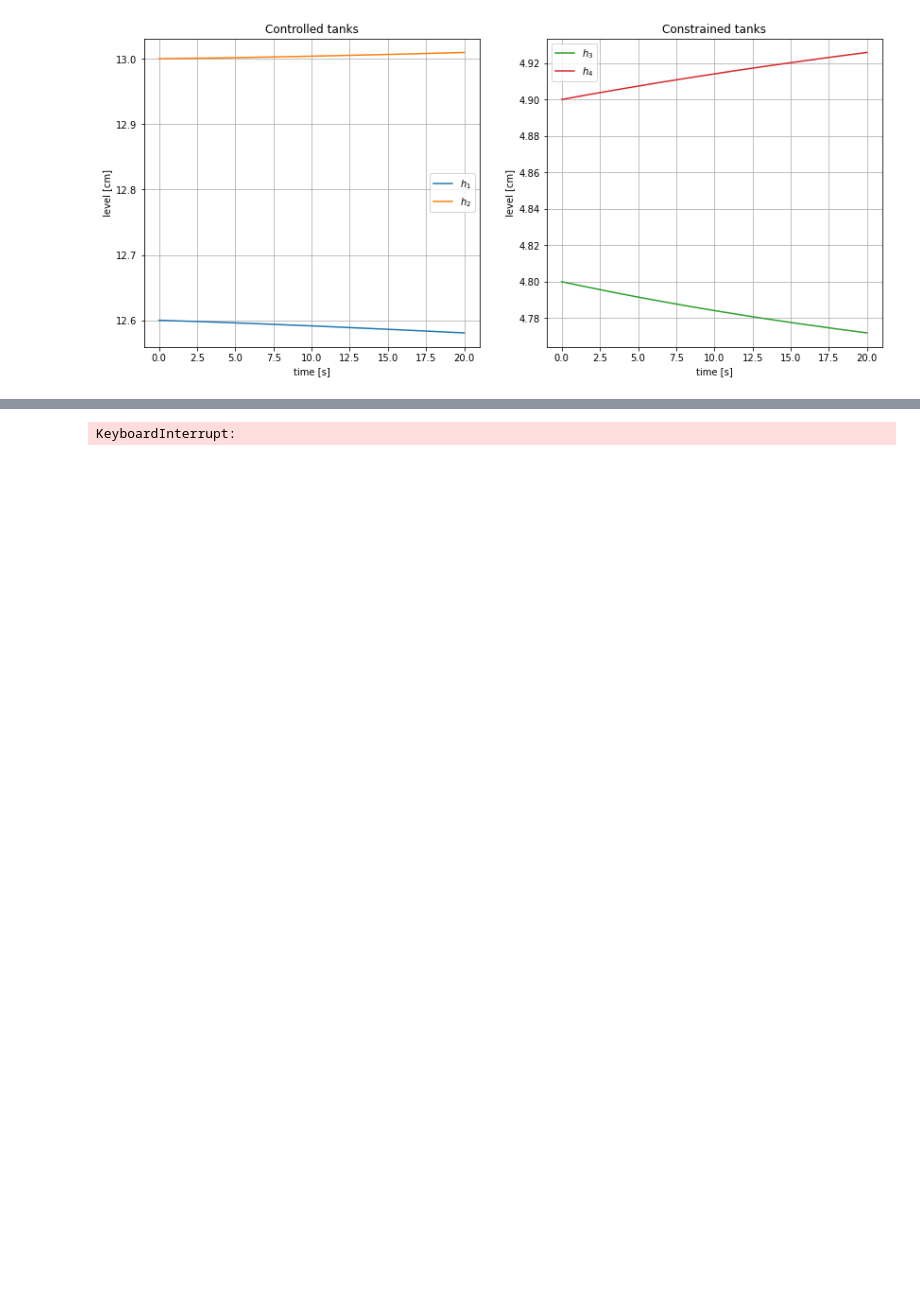
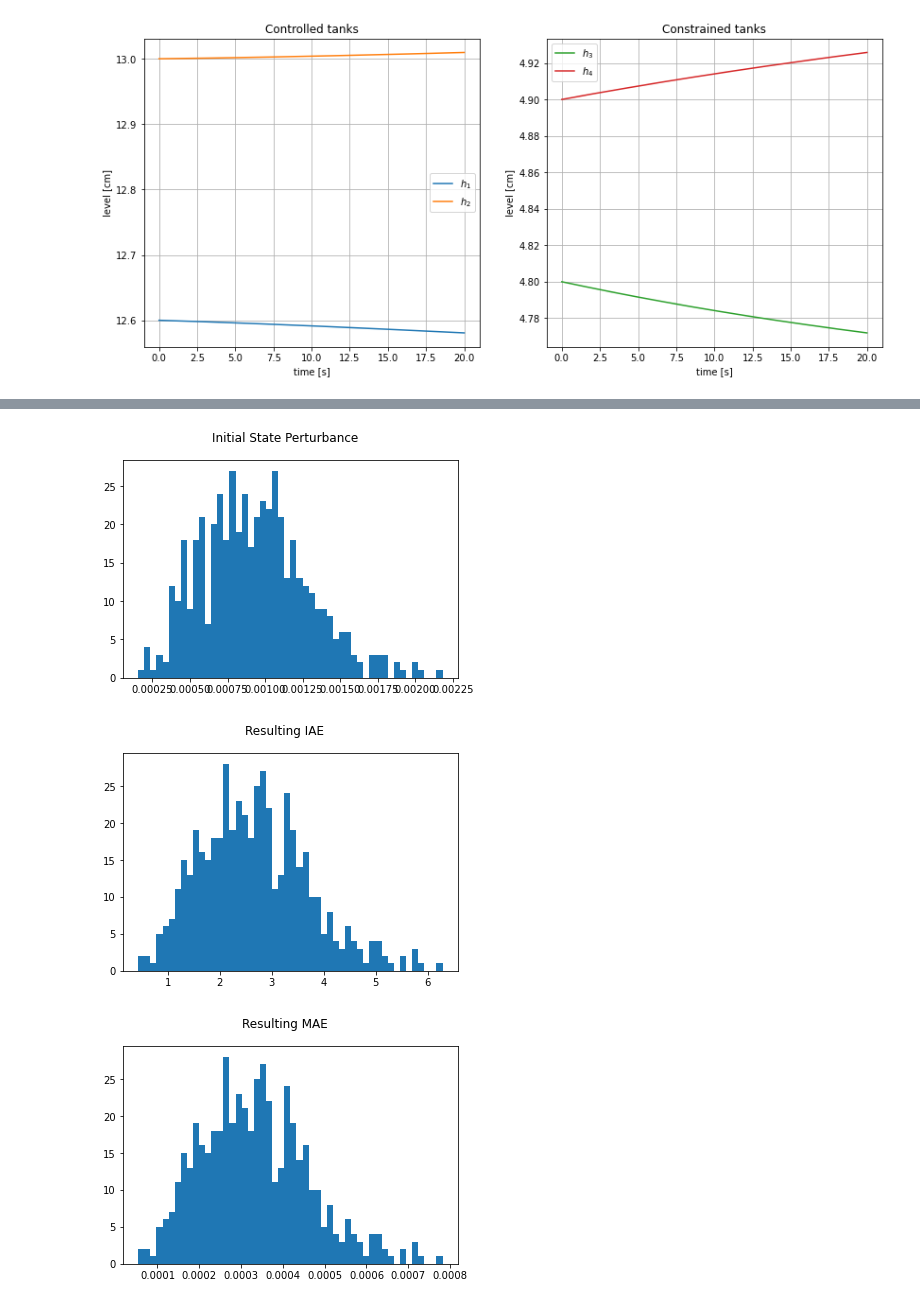
Before and after one commit to brunompacheco/pideq, a Jupyter notebook: notebooks/2.1-bmp-system-initial-state-stability.ipynb, the cells around one changed output, grey strips where cells are left out. Saved outputs shown, nothing was run; the diff lists cells and outputs as text; code cells hidden in the pictures; blank space fills up the shorter version.

```diff
--- a/notebooks/2.1-bmp-system-initial-state-stability.ipynb
+++ b/notebooks/2.1-bmp-system-initial-state-stability.ipynb
@@ -64,28 +64,33 @@ plt.show()
 # %%
-y0 = torch.Tensor([12.6, 13.0, 4.8, 4.9])
+# y0 = torch.Tensor([12.6, 13.0, 4.8, 4.9])
 
-iaes = list()
-maes = list()
-norms = list()
-for _ in range(500):
-    eps = 1e-6 * torch.randn(4) / 2
+# iaes = list()
+# maes = list()
+# norms = list()
+# for _ in range(500):
+#     eps = np.sqrt(1e-6) * torch.randn(4) / 2
 
-    norms.append(eps.norm().item())
+#     norms.append(eps.norm().item())
 
-    y_eps = get_ft(y0 + eps)
+#     y_eps = get_ft(y0 + eps)
 
-    iae = (y - y_eps).abs().sum() / dt
-    mae = (y - y_eps).abs().mean()
-    iaes.append(iae.item())
-    maes.append(mae.item())
+#     iae = (y - y_eps).abs().sum() / dt
+#     mae = (y - y_eps).abs().mean()
+#     iaes.append(iae.item())
+#     maes.append(mae.item())
 
 plt.hist(norms, bins=50)
+plt.suptitle('Initial State Perturbance')
 plt.show()
 
 plt.hist(iaes, bins=50)
+plt.suptitle('Resulting IAE')
 plt.show()
 
 plt.hist(maes, bins=50)
+plt.suptitle('Resulting MAE')
 plt.show()
 # %% [output]
-KeyboardInterrupt:
+[figure, added]
+[figure, added]
+[figure, added]
```
Also changed, not shown: parts of 1 cell of this notebook.
